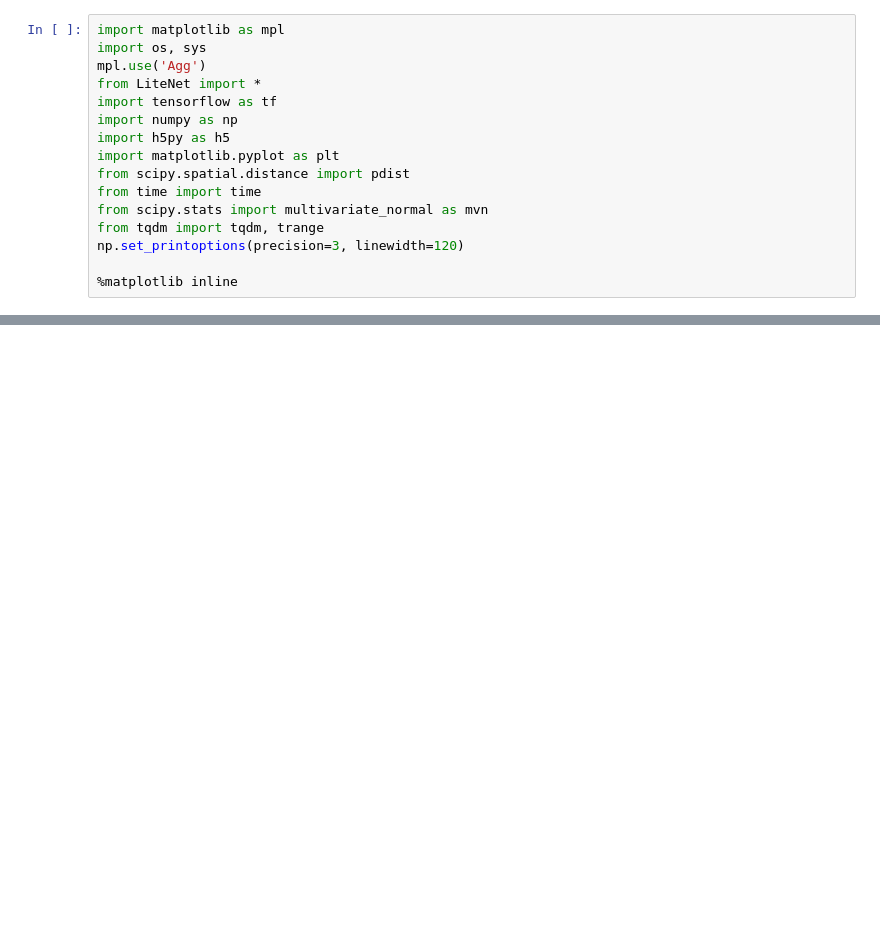
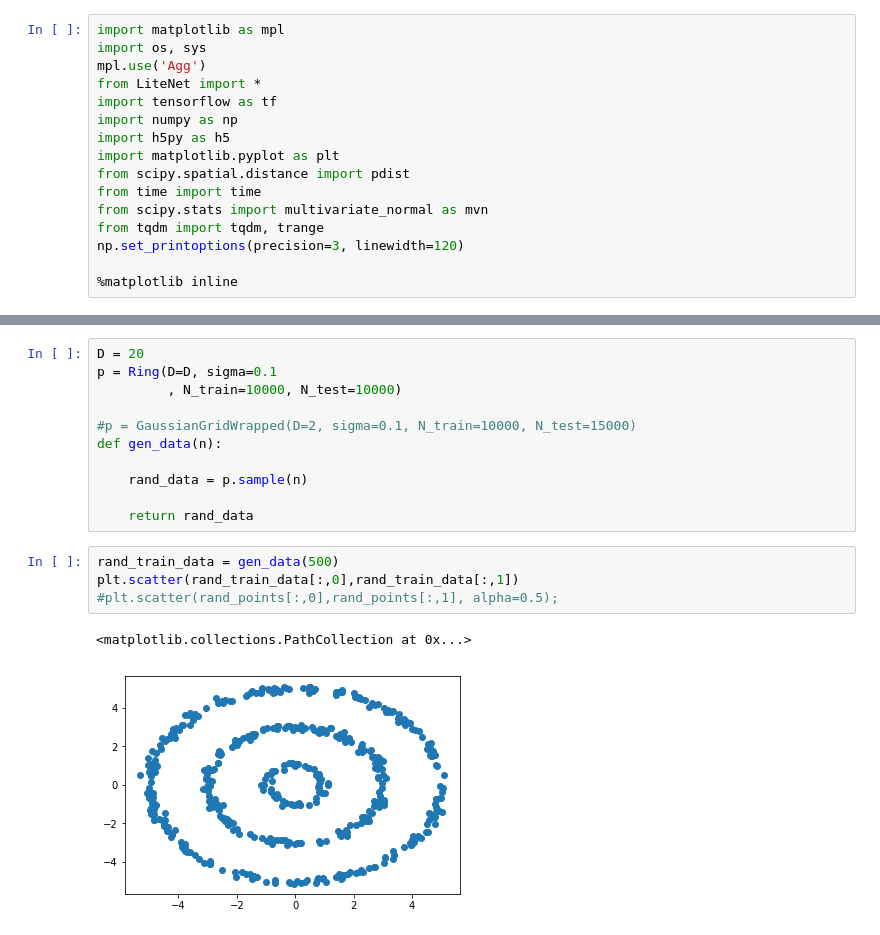
Before and after one commit to kevin-w-li/deep-kexpfam, a Jupyter notebook: Ring_Gaussian_kernel_param_optimise.ipynb, the cells around one changed output, grey strips where cells are left out. Drawn from its saved outputs; the diff is of its cells as text; blank space fills up the shorter version.

```diff
--- a/Ring_Gaussian_kernel_param_optimise.ipynb
+++ b/Ring_Gaussian_kernel_param_optimise.ipynb
@@ -396,0 +44,18 @@ plt.plot(X[best_ind[0]], Y[best_ind[1]], 'x', markersize=15, mew=3)
+# %%
+D = 20
+p = Ring(D=D, sigma=0.1
+         , N_train=10000, N_test=10000)
+
+#p = GaussianGridWrapped(D=2, sigma=0.1, N_train=10000, N_test=15000)
+def gen_data(n):
+
+    rand_data = p.sample(n)
+
+    return rand_data
+# %%
+rand_train_data = gen_data(500)
+plt.scatter(rand_train_data[:,0],rand_train_data[:,1])
+#plt.scatter(rand_points[:,0],rand_points[:,1], alpha=0.5);
+# %% [output]
+<matplotlib.collections.PathCollection at 0x...>
+[figure, added]
```
Also changed, not shown: parts of 38 cells of this notebook, 3 other files.
